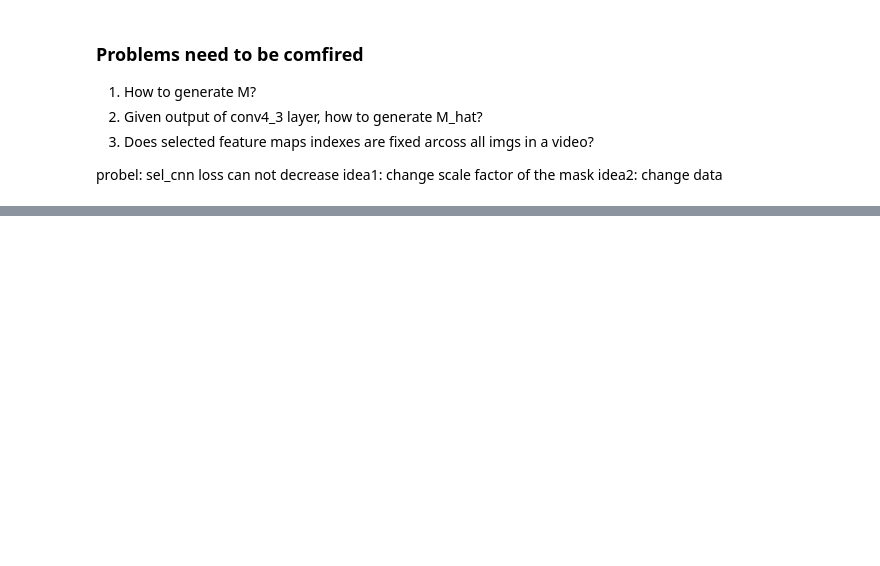
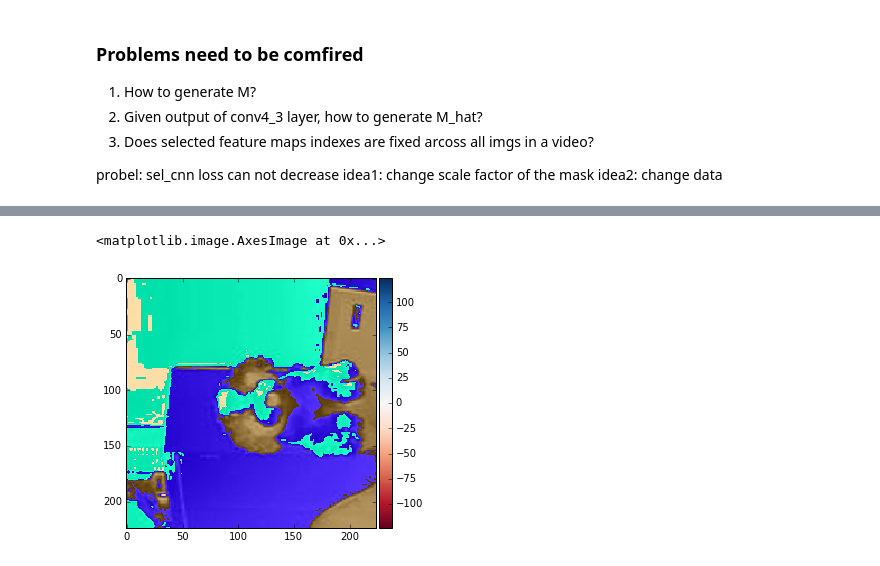
Before and after one commit to luxiaolei/FCNT_TF, a Jupyter notebook: experimental_vgg_part.ipynb, the cells around one changed output, grey strips where cells are left out. Cells and saved outputs as stored; diff of their text form; code cells hidden in the pictures; blank space fills up the shorter version.

```diff
--- a/experimental_vgg_part.ipynb
+++ b/experimental_vgg_part.ipynb
@@ -445,0 +152,6 @@ tf.get_collection(tf.GraphKeys.VARIABLES)
+# %%
+img_porcessed = img_porcess(roi)
+show(img_porcessed[0,...])
+# %% [output]
+<matplotlib.image.AxesImage at 0x...>
+[figure, added]
```
Also changed, not shown: parts of 68 cells of this notebook, 3 other files.
